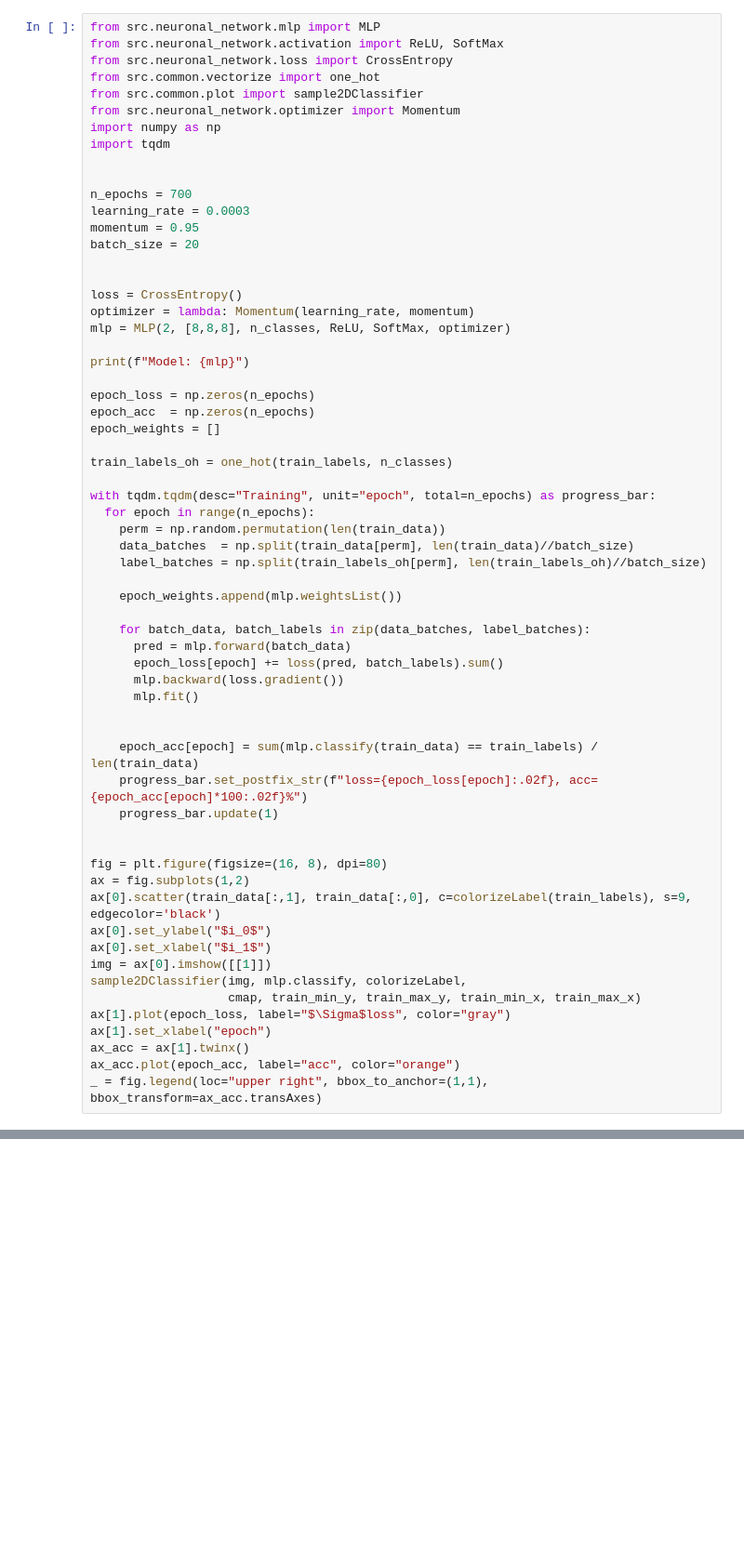
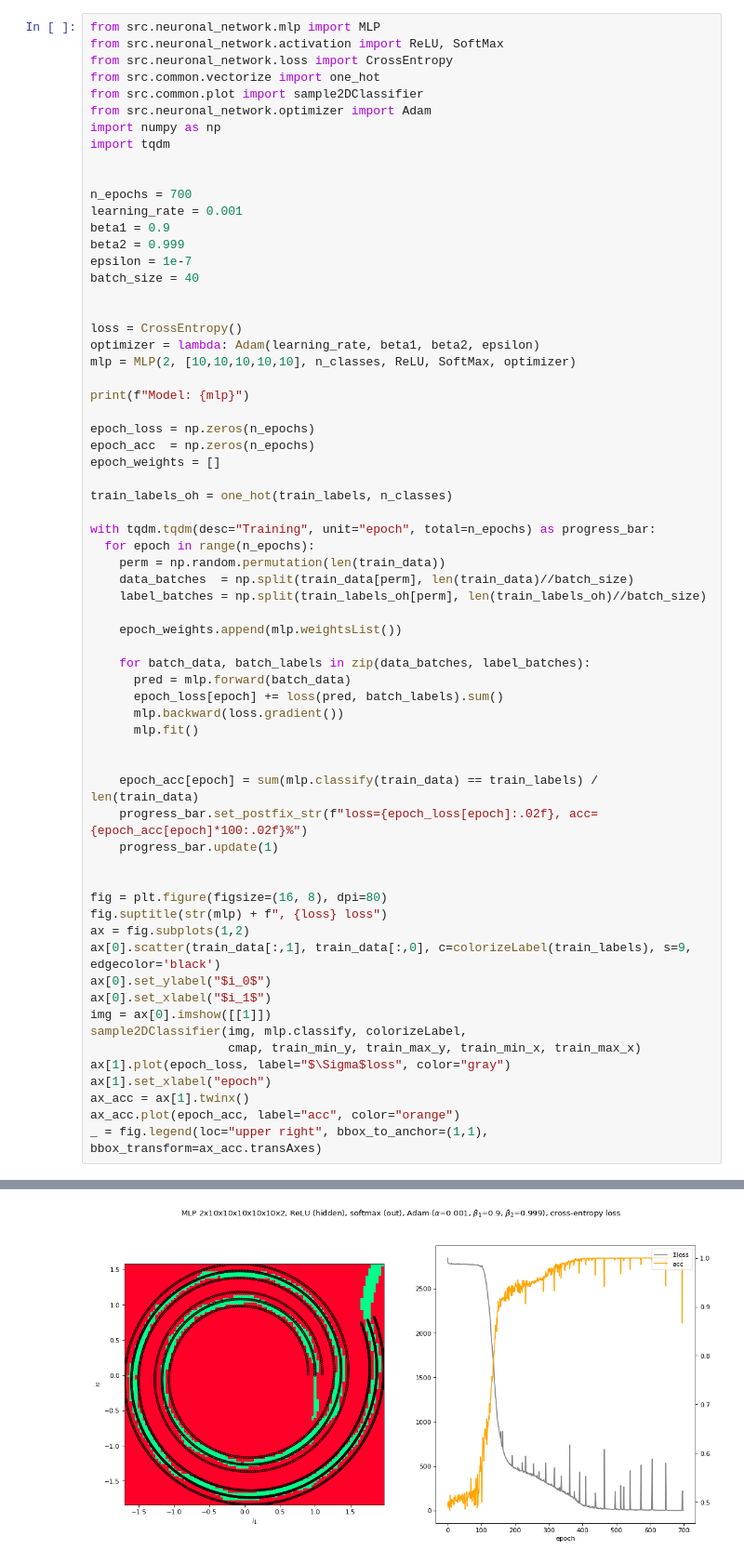
Before and after one commit to jroeger23/spass_mit_python, a Jupyter notebook: deep_mlp.ipynb, the cells around one changed output, grey strips where cells are left out. Shown: that part at 93% size. Drawn from its saved outputs; the diff is of its cells as text; blank space fills up the shorter version.

```diff
--- a/deep_mlp.ipynb
+++ b/deep_mlp.ipynb
@@ -27,20 +27,22 @@ from src.neuronal_network.activation import ReLU, SoftMax
 from src.neuronal_network.loss import CrossEntropy
 from src.common.vectorize import one_hot
 from src.common.plot import sample2DClassifier
-from src.neuronal_network.optimizer import Momentum
+from src.neuronal_network.optimizer import Adam
 import numpy as np
 import tqdm
 
 
 n_epochs = 700
-learning_rate = 0.0003
-momentum = 0.95
-batch_size = 20
+learning_rate = 0.001
+beta1 = 0.9
+beta2 = 0.999
+epsilon = 1e-7
+batch_size = 40
 
 
 loss = CrossEntropy()
-optimizer = lambda: Momentum(learning_rate, momentum)
-mlp = MLP(2, [8,8,8], n_classes, ReLU, SoftMax, optimizer)
+optimizer = lambda: Adam(learning_rate, beta1, beta2, epsilon)
+mlp = MLP(2, [10,10,10,10,10], n_classes, ReLU, SoftMax, optimizer)
 
 print(f"Model: {mlp}")
 
@@ -71,6 +73,7 @@ with tqdm.tqdm(desc="Training", unit="epoch", total=n_epochs) as progress_bar:
 
 
 fig = plt.figure(figsize=(16, 8), dpi=80)
+fig.suptitle(str(mlp) + f", {loss} loss")
 ax = fig.subplots(1,2)
 ax[0].scatter(train_data[:,1], train_data[:,0], c=colorizeLabel(train_labels), s=9, edgecolor='black')
 ax[0].set_ylabel("$i_0$")
@@ -88,3 +91,4 @@ Model: MLP 2x8x8x8x2, ReLU (hidden), softmax (out), Momentum ($\alpha$=5e-05, $\
+[figure, added]
 # %%
 layer_n = len(epoch_weights[0])
 show_epochs_n = 6
```
Also changed, not shown: parts of 3 cells of this notebook.
